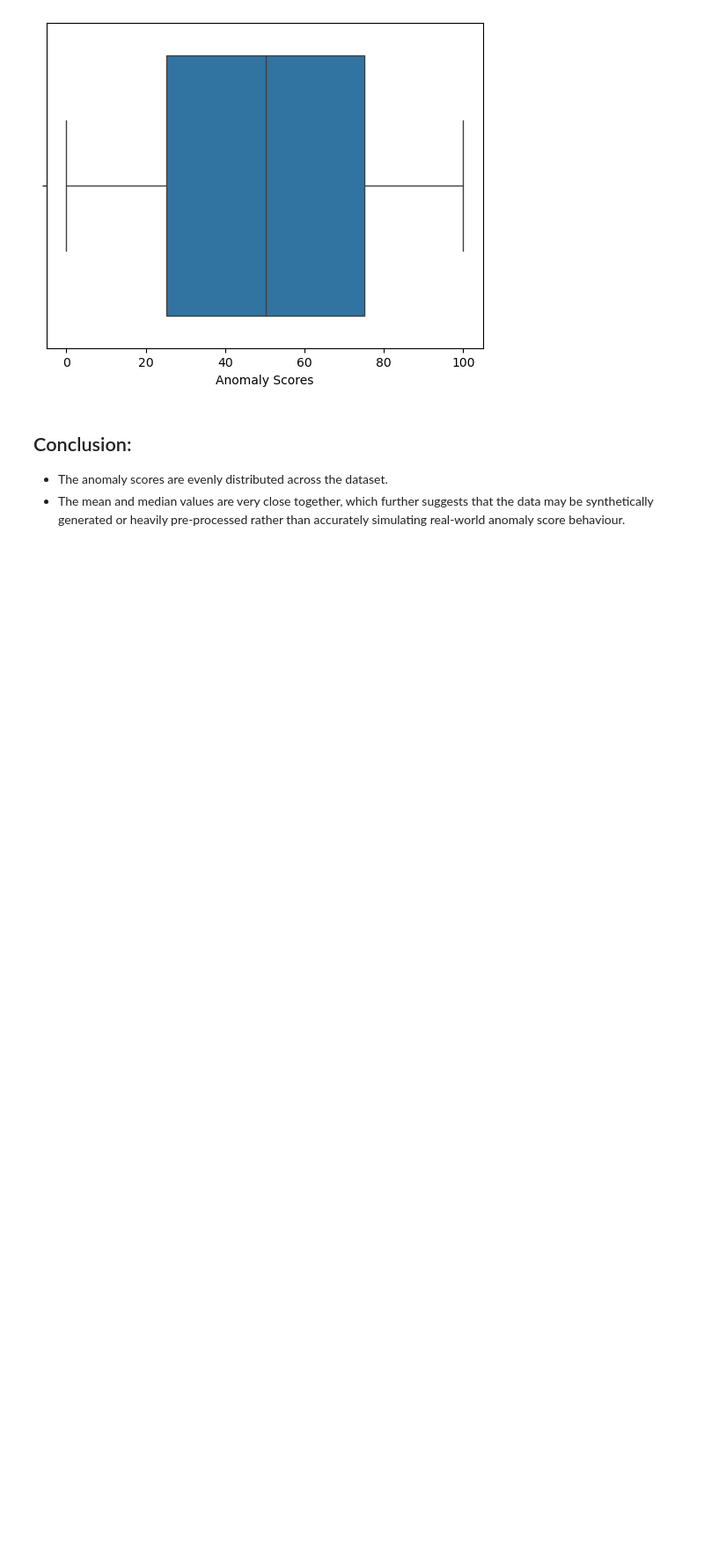
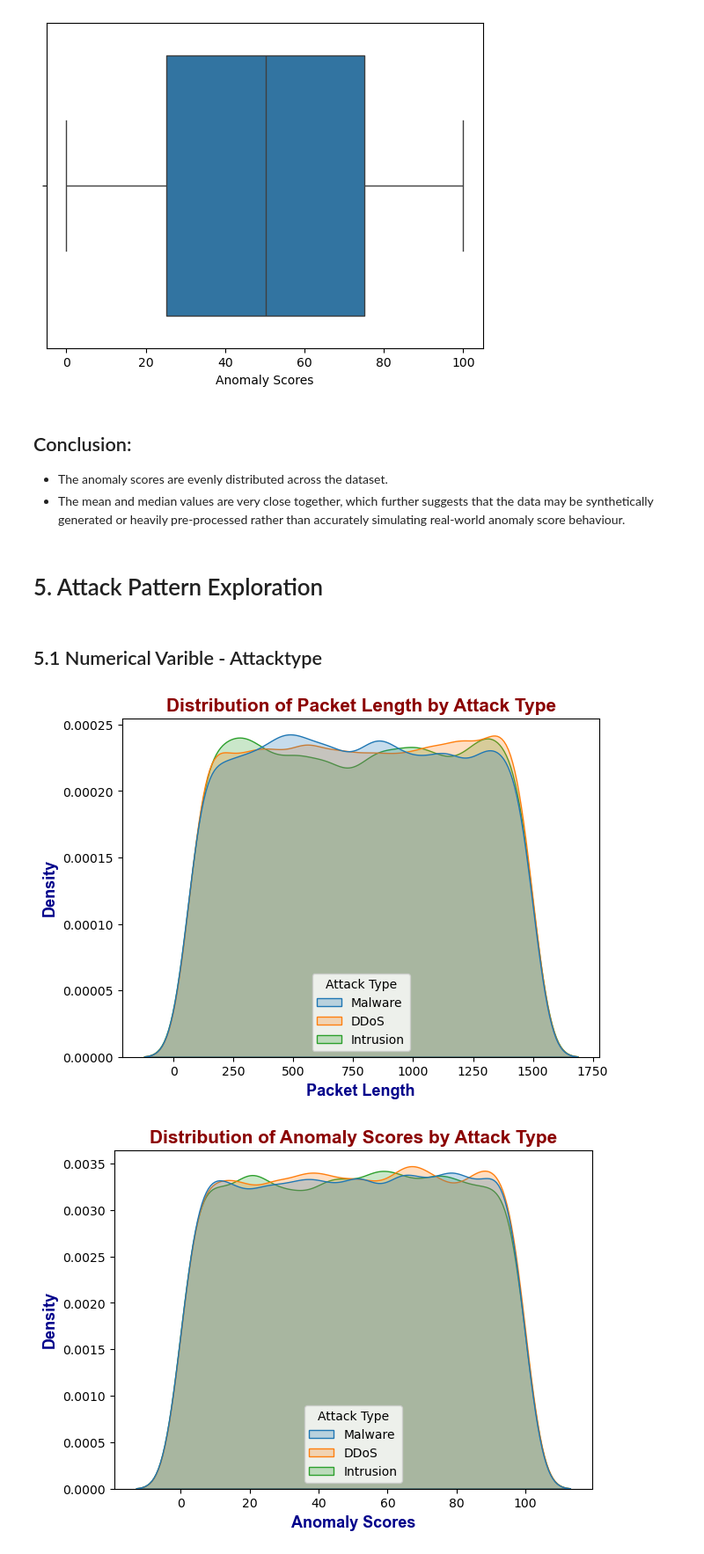
Before and after one commit to quangminh206lnh-collab/Network-attack-type-prediction-, a Jupyter notebook: notebooks/cybersecurity_analysis.ipynb, the cells around one changed output. Shown at 88% size. Cells and saved outputs as stored; diff of their text form; code cells hidden in the pictures; blank space fills up the shorter version.

Commit message:
Numerical Varible - Attacktype pattern

```diff
--- a/notebooks/cybersecurity_analysis.ipynb
+++ b/notebooks/cybersecurity_analysis.ipynb
@@ -583,3 +584,41 @@ sns.boxplot(x="Anomaly Scores", data=df,vert=False)
 ## Conclusion:
 - The anomaly scores are evenly distributed across the dataset.
 - The mean and median values are very close together, which further suggests that the data may be synthetically generated or heavily pre-processed rather than accurately simulating real-world anomaly score behaviour.
+# %% [markdown]
+# 5. Attack Pattern Exploration
+# %% [markdown]
+## 5.1 Numerical Varible - Attacktype
+# %%
+title_font = {
+    "family": "arial",
+    "color": "darkred",
+    "weight": "bold",
+    "size": 15
+}
+
+axis_font = {
+    "family": "arial",
+    "color": "darkblue",
+    "weight": "bold",
+    "size": 13
+}
+
+for i in numeric_var:
+
+    plt.figure(figsize=(7,5))
+
+    sns.kdeplot(
+        data=df,
+        x=i,
+        hue="Attack Type",
+        fill=True
+    )
+
+    plt.title(f"Distribution of {i} by Attack Type", fontdict=title_font)
+    plt.xlabel(i, fontdict=axis_font)
+    plt.ylabel("Density", fontdict=axis_font)
+
+    plt.show()
+# %% [output]
+[figure, added]
+[figure, added]
```
Also changed, not shown: parts of 4 cells of this notebook.
